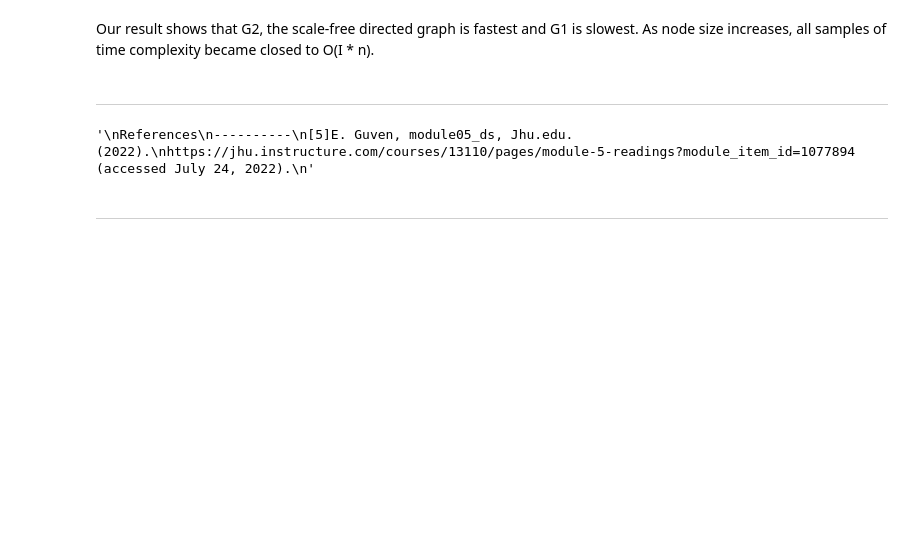
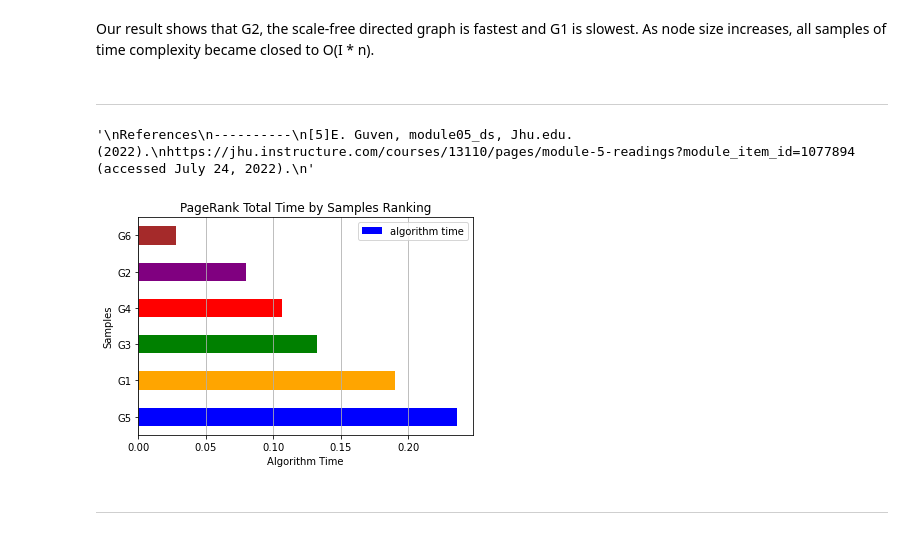
Before and after one commit to ans9611/PageRank_Empirical_Analysis, a Jupyter notebook: rough_draft/moon_project_updated.ipynb, the cells around one changed output. Saved outputs shown, nothing was run; the diff lists cells and outputs as text; code cells hidden in the pictures; blank space fills up the shorter version.

```diff
--- a/rough_draft/moon_project_updated.ipynb
+++ b/rough_draft/moon_project_updated.ipynb
@@ -550,35 +528,46 @@ G6 <
 Our result shows that G2, the scale-free directed graph is fastest and G1 is slowest. As node size increases, all samples of time complexity became closed to O(I * n).
 # %% [markdown]
 ***
-# %%
-# Plot
-def plot(G, time, num_nodes):
-    df = pd.DataFrame({'Graph size $n$': [n for n in range(num_nodes)],
-                    str(G): time,
-                    '$\mathcal{O}(n^2)$*I':     [100 * 1e-6*n**2 for n in range(num_nodes)],
-                    '$\mathcal{O}(n^2)$':     [1e-6*n**2 for n in range(num_nodes)],
-                    })
-
-    df.set_index('Graph size $n$', drop=True, inplace=True)
-
-    fig = df.plot().get_figure()
-
-    plt.legend(bbox_to_anchor=(1.01, 1.0))
-
-    plt.ylabel('time')
-    plt.grid()
-    plt.xscale('linear')
-    plt.yscale('log')
-
-# fig.savefig('page_Rank_01.png')
-'''
-References
-----------
-[5]E. Guven, module05_ds, Jhu.edu. (2022).
-https://jhu.instructure.com/courses/13110/pages/module-5-readings?module_item_id=1077894 (accessed July 24, 2022).
-'''
-# %% [output]
-'\nReferences\n----------\n[5]E. Guven, module05_ds, Jhu.edu. (2022).\nhttps://jhu.instructure.com/courses/13110/pages/module-5-readings?module_item_id=1077894 (accessed July 24, 2022).\n'
+# %%
+# We stored total time before resizing (adding non values for comparison purpose) G4, G5, G6
+'''
+total_time1 = t1[-1]
+total_time2 = t2[-1]
+total_time3 = t3[-1]
+total_time4 = t4[-1]
+total_time5 = t5[-1]
+total_time6 = t6[-1]
+'''
+
+# Plot
+# Time Rank using
+
+# from operator import index
+from turtle import color
+df = pd.DataFrame(
+{'Samples':['G1', 'G2', 'G3', 'G4', 'G5', 'G6'],
+               'algorithm time': [total_time1, total_time2, total_time3, total_time4, total_time5, total_time6]}
+                  )
+
+
+# df.plot.barh()
+sorted_values = df.sort_values(by='algorithm time', ascending=False)
+ax = sorted_values.plot.barh(x='Samples', y='algorithm time', color=[
+                             'blue', 'orange', 'green', 'red', 'purple', 'brown'], mark_right=True)
+
+plt.xlabel('Algorithm Time')
+plt.grid(axis='x')
+plt.title('PageRank Total Time by Samples Ranking')
+
+'''
+References
+----------
+[5]E. Guven, module05_ds, Jhu.edu. (2022).
+https://jhu.instructure.com/courses/13110/pages/module-5-readings?module_item_id=1077894 (accessed July 24, 2022).
+'''
+# %% [output]
+'\nReferences\n----------\n[5]E. Guven, module05_ds, Jhu.edu. (2022).\nhttps://jhu.instructure.com/courses/13110/pages/module-5-readings?module_item_id=1077894 (accessed July 24, 2022).\n'
+[figure, added]
 # %% [markdown]
 ***
 # %% [markdown]
```
Also changed, not shown: parts of 12 cells of this notebook.
